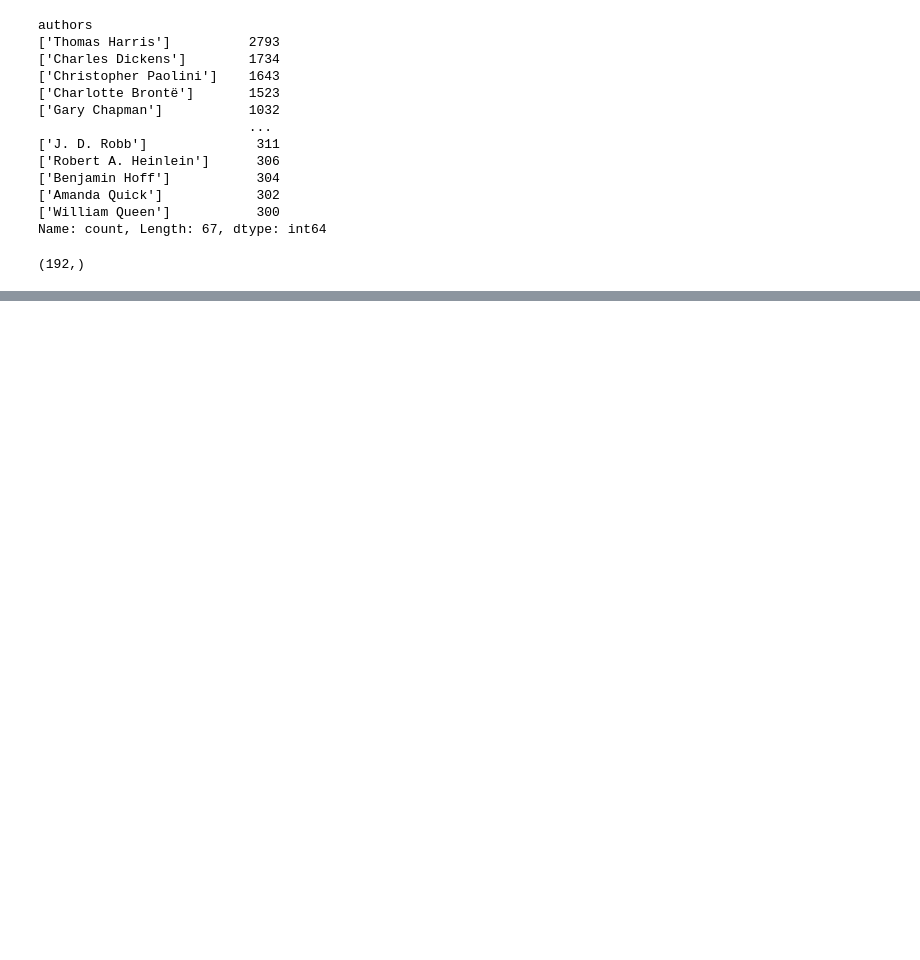
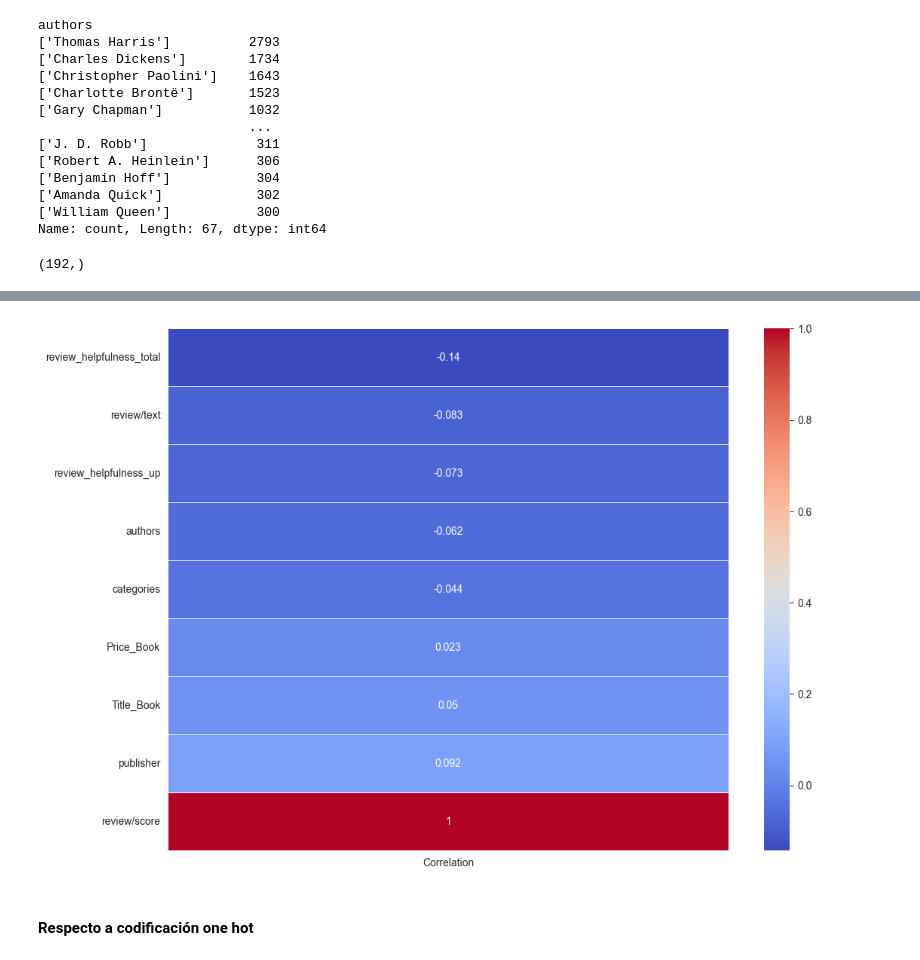
Before and after one commit to EmmaGalizio/Data-Science-Ammazon-Books-Reviews, a Jupyter notebook: TPI.ipynb, the cells around one changed output, grey strips where cells are left out. Cells and saved outputs as stored; diff of their text form; code cells hidden in the pictures; blank space fills up the shorter version.

Commit message:
Codificacion de variables categorias, eliminacion de columnas Id, authors_count, categories_count, codificacion de variables categoricas y analisis de correlacion

```diff
--- a/TPI.ipynb
+++ b/TPI.ipynb
@@ -1159,0 +1162,3 @@ df_filtered.to_csv('data/4_merge.csv')
+# %%
+df = pd.read_csv('data/4_merge.csv')
+df.head(10)
@@ -1159,0 +1177,7 @@ df_filtered.to_csv('data/4_merge.csv')
+# %%
+import re
+df = df.drop(columns=['review/helpfulness'])
+df['authors'] = df['authors'].apply(lambda author: re.sub(r"[\([{})'\]]", '', author))
+df['categories'] = df['categories'].apply(lambda cat: re.sub(r"[\([{})'\]]", '', cat))
+
+df.head(10)
@@ -1159,0 +1200,19 @@ df_filtered.to_csv('data/4_merge.csv')
+# %%
+from sklearn.preprocessing import MinMaxScaler
+columnas_codificar = ['Title_Book', 'authors', 'publisher', 'categories']
+
+df_cod_num = df.copy()
+
+#Se asigna un valor numérico entero positivo a cada valor de las variables categóricas en columnas_codificar para reemplazar el valor textual (nombre de la categoría)
+for columna in columnas_codificar:
+    df_cod_num[columna] = df_cod_num[columna].astype('category')
+    df_cod_num[columna] = df_cod_num[columna].cat.codes
+
+#Se normalizan los valores de cada columna para que en lugar de variar de 1 a n (donde n es la cantidad de posibles valores en una columna categórica) la variación sea entre 0 y 1
+#y así poder evitar que los valores numéricos grandes tengran un mayor impacto en la función de decisión.
+scaler = MinMaxScaler()
+
+# Aplica la normalización Min-Max a las columnas codificadas
+df_cod_num[columnas_codificar] = scaler.fit_transform(df_cod_num[columnas_codificar])
+df_cod_num = df_cod_num.drop(columns=['Id','authors_count', 'categories_count'])
+df_cod_num.head(10)
@@ -1159,0 +1253,4 @@ df_filtered.to_csv('data/4_merge.csv')
+# %%
+correlacion_score_ord =df_cod_num.corrwith(df['review/score'])
+correlacion_ord_df = pd.DataFrame(correlacion_score_ord, columns=['Correlation']).sort_values('Correlation').dropna()
+correlacion_ord_df
@@ -1159,0 +1268,8 @@ df_filtered.to_csv('data/4_merge.csv')
+# %%
+plt.figure(figsize=(12, 9))
+sns.heatmap(correlacion_ord_df, annot=True, cmap='coolwarm', linewidths=0.5)
+plt.show()
+# %% [output]
+[figure, added]
+# %% [markdown]
+#### Respecto a codificación one hot
```
Also changed, not shown: parts of 30 cells of this notebook, 1 other file.
